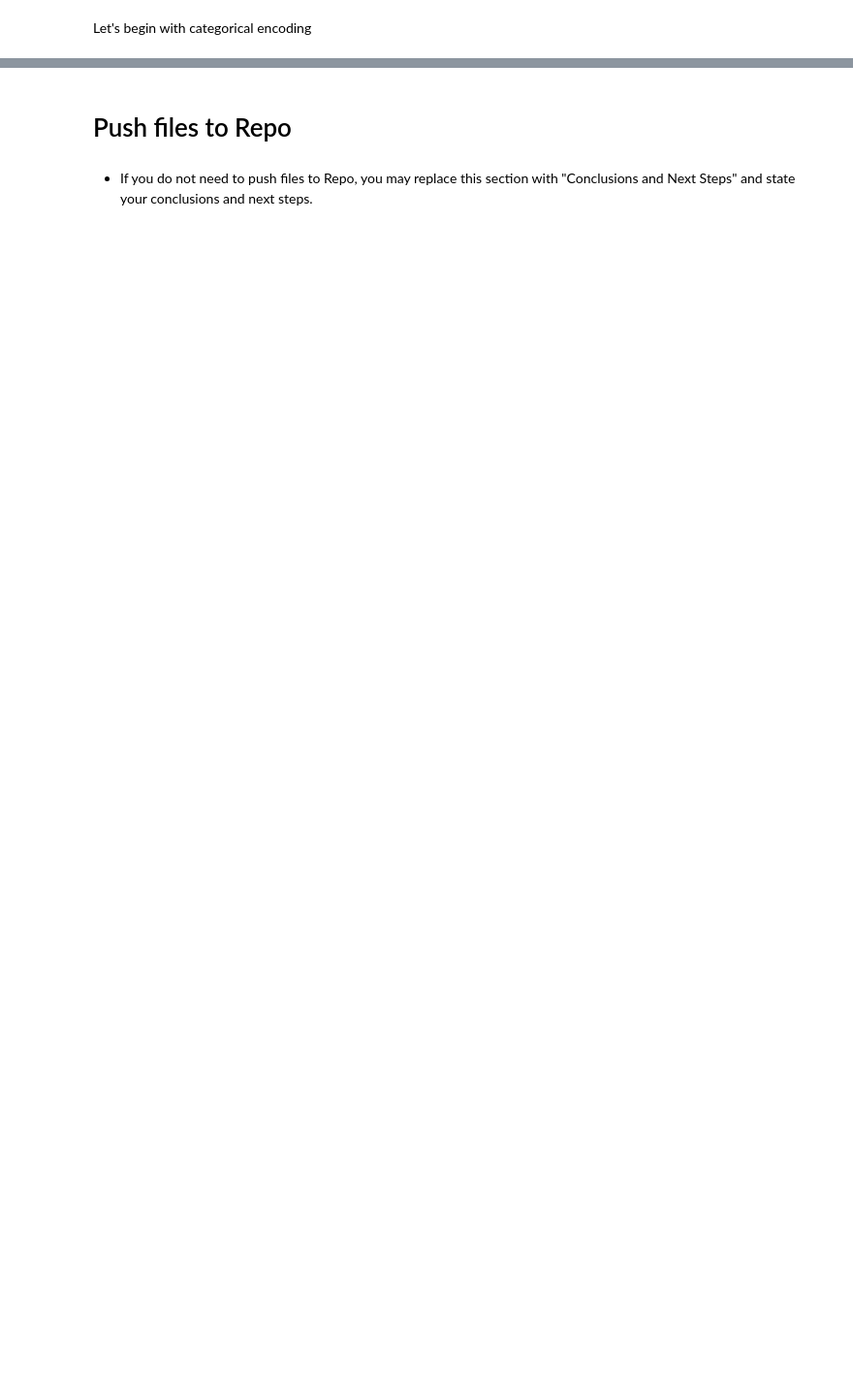
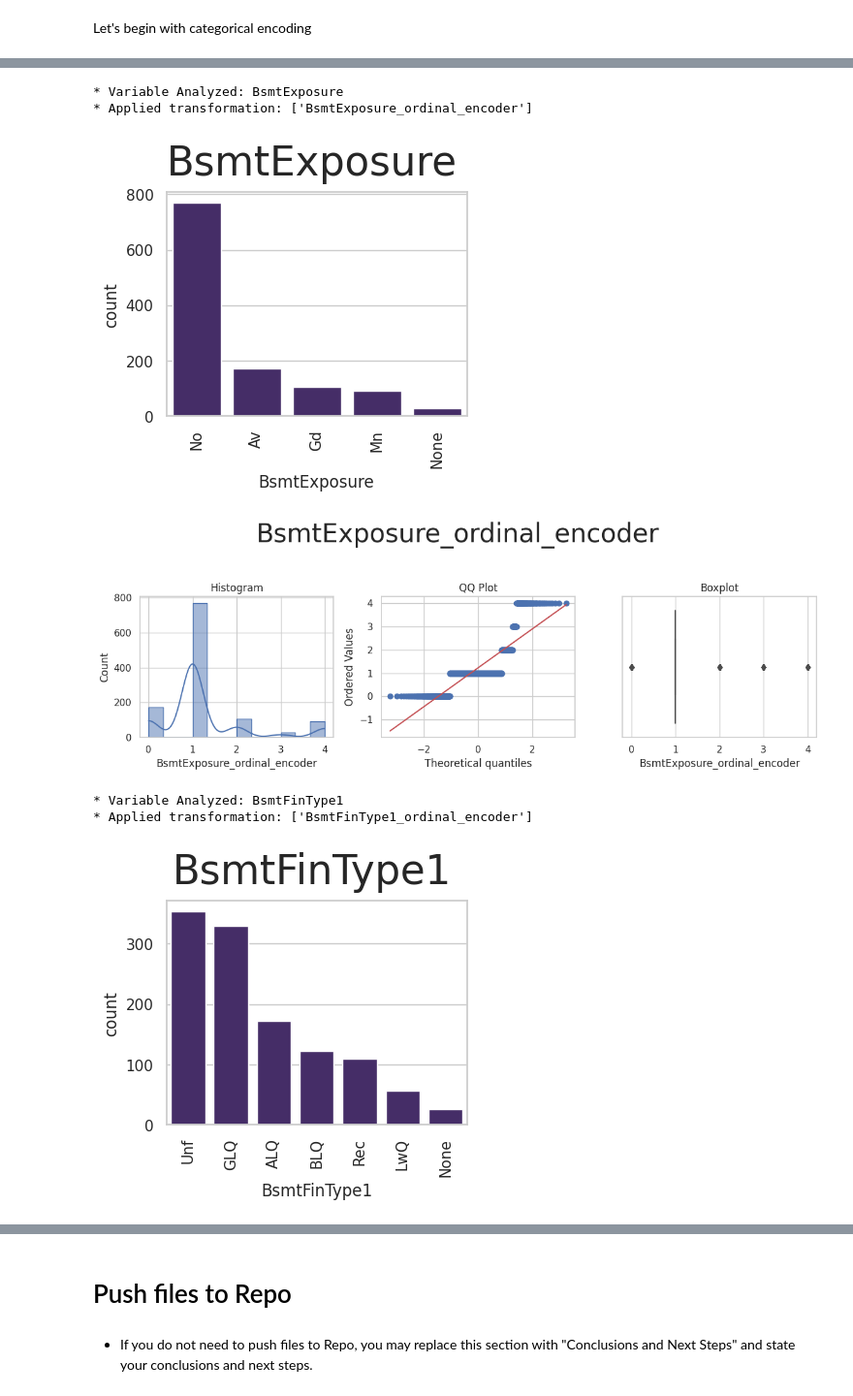
Before and after one commit to ysgurjar/pp5_project_heritage_housing, a Jupyter notebook: jupyter_notebooks/04.feature_engineering.ipynb, the cells around one changed output, grey strips where cells are left out. Shown at 97% size. Saved outputs shown, nothing was run; the diff lists cells and outputs as text; code cells hidden in the pictures; blank space fills up the shorter version.

```diff
--- a/jupyter_notebooks/04.feature_engineering.ipynb
+++ b/jupyter_notebooks/04.feature_engineering.ipynb
@@ -391,3 +393,7 @@ def FeatEngineering_Numerical(df_feat_eng,column):
   return df_feat_eng,list_methods_worked
 # %% [markdown]
 Let's begin with categorical encoding
+# %%
+variables_engineering= ['BsmtExposure', 'BsmtFinType1', 'GarageFinish', 'KitchenQual']
+df_engineering = df[variables_engineering].copy()
+df_engineering.head()
@@ -393,0 +407,10 @@ Let's begin with categorical encoding
+# %%
+df_engineering = FeatureEngineeringAnalysis(df=df_engineering, analysis_type='ordinal_encoder')
+# %% [output]
+* Variable Analyzed: BsmtExposure
+* Applied transformation: ['BsmtExposure_ordinal_encoder']
+[figure, added]
+[figure, added]
+* Variable Analyzed: BsmtFinType1
+* Applied transformation: ['BsmtFinType1_ordinal_encoder']
+[figure, added]
```
Also changed, not shown: parts of 7 cells of this notebook.
